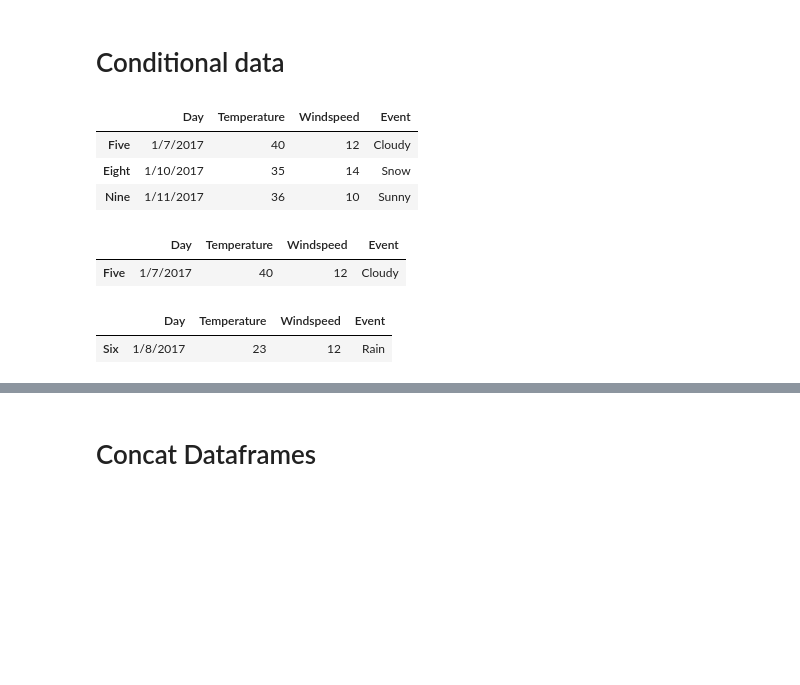
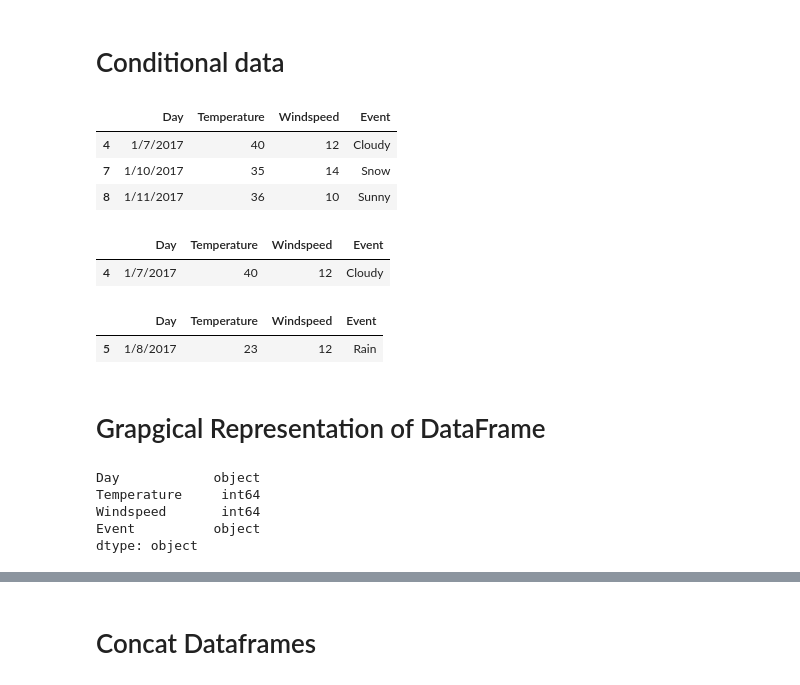
Before and after one commit to BooraAnnu/Pandas, a Jupyter notebook: DataFrame.ipynb, the cells around one changed output, grey strips where cells are left out. Cells and saved outputs as stored; diff of their text form; code cells hidden in the pictures; blank space fills up the shorter version.

Commit message:
Different ways to create dataframe, concat two dataframes and some more operations on dataframe

```diff
--- a/DataFrame.ipynb
+++ b/DataFrame.ipynb
@@ -145,8 +147,10 @@ df
 # %%
 #A column that is not specified in data
 
-df= pd.DataFrame(weather, columns=["Day", "Temperature", "Windspeed", "Event","City"])
-df
+new_df= pd.DataFrame(weather, columns=["Day", "Temperature", "Windspeed", "Event","City"])
+# A column name that is not present in original dataframe conatin all NaN values
+
+new_df
 # %% [output]
 |  | Day | Temperature | Windspeed | Event | City |
 | 0 | 1/1/2017 | 32 | 6 | Rain | NaN |
@@ -161,10 +165,10 @@ df
 # %% [markdown]
 # Named Indexes
 # %%
-df= pd.DataFrame(weather, columns=["Day", "Temperature", "Windspeed", "Event"],
+new_df= pd.DataFrame(weather, columns=["Day", "Temperature", "Windspeed", "Event"],
                    index = ["One","Two","Three","Four","Five","Six","Seven","Eight","Nine"])  # give the user specified index value
 
-df
+new_df
 # %% [output]
 |  | Day | Temperature | Windspeed | Event |
 | One | 1/1/2017 | 32 | 6 | Rain |
@@ -189,26 +193,40 @@ Name: Two, dtype: object
 # %% [markdown]
 # Conditional data
 # %%
-df[df.Temperature >34]   # Print the data where temperature is greater than 34
+new_df = df[df.Temperature >34]   # Print the data where temperature is greater than 34
+new_df
 # %% [output]
 |  | Day | Temperature | Windspeed | Event |
-| Five | 1/7/2017 | 40 | 12 | Cloudy |
-| Eight | 1/10/2017 | 35 | 14 | Snow |
-| Nine | 1/11/2017 | 36 | 10 | Sunny |
+| 4 | 1/7/2017 | 40 | 12 | Cloudy |
+| 7 | 1/10/2017 | 35 | 14 | Snow |
+| 8 | 1/11/2017 | 36 | 10 | Sunny |
 # %%
 # max() function with conditional data
 
  #Print the data where temperature is equals to the maximum temp
 
-df[df.Temperature == df['Temperature'].max()]  # If column name contain spaces then use this method
+new_df = df[df.Temperature == df['Temperature'].max()]  # If column name contain spaces then use this method
 # df[df.Temperature == df.Temperature.max()]
+
+new_df
 # %% [output]
 |  | Day | Temperature | Windspeed | Event |
-| Five | 1/7/2017 | 40 | 12 | Cloudy |
+| 4 | 1/7/2017 | 40 | 12 | Cloudy |
 # %%
 # min() function with conditional data
 
-df[df.Temperature == df['Temperature'].min()]    #Print the data where temperature is equals to the minimum temp
+new_df = df[df.Temperature == df['Temperature'].min()]    #Print the data where temperature is equals to the minimum temp
+new_df
 # %% [output]
 |  | Day | Temperature | Windspeed | Event |
-| Six | 1/8/2017 | 23 | 12 | Rain |
+| 5 | 1/8/2017 | 23 | 12 | Rain |
+# %% [markdown]
+# Grapgical Representation of DataFrame
+# %%
+df.dtypes
+# %% [output]
+Day            object
+Temperature     int64
+Windspeed       int64
+Event          object
+dtype: object
```
Also changed, not shown: parts of 13 cells of this notebook.
